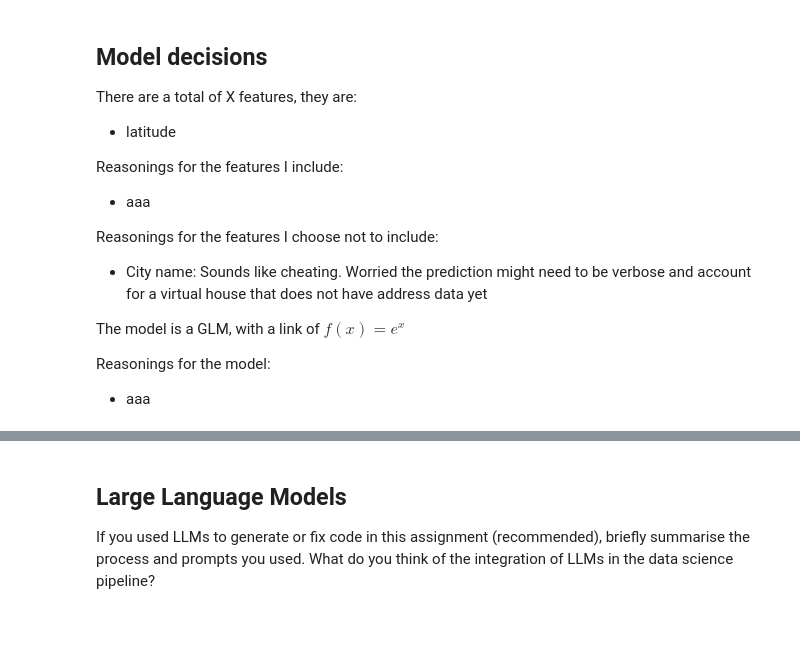
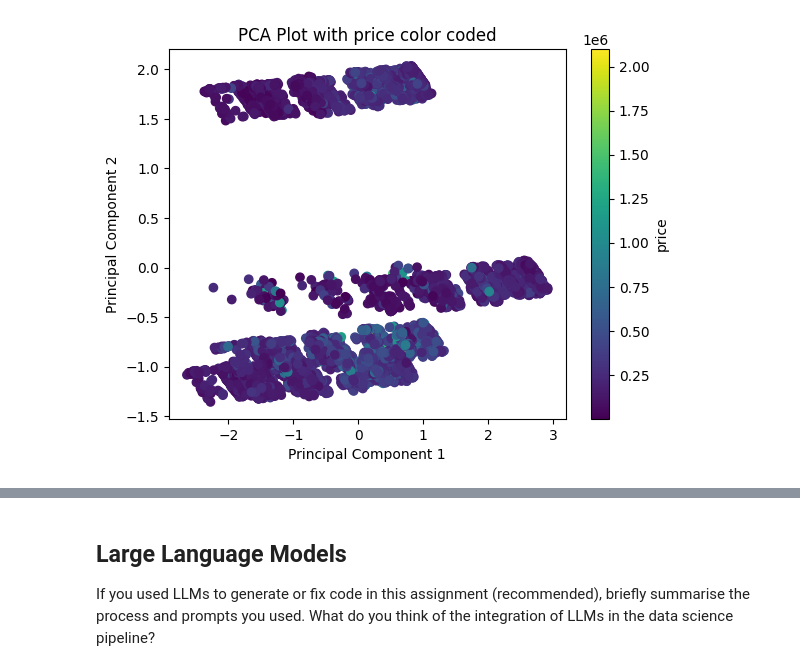
Before and after one commit to jeffrey-22/ads, a Jupyter notebook: notebooks/assessment_wip.ipynb, the cells around one changed output, grey strips where cells are left out. Cells and saved outputs as stored; diff of their text form; code cells hidden in the pictures; blank space fills up the shorter version.

```diff
--- a/notebooks/assessment_wip.ipynb
+++ b/notebooks/assessment_wip.ipynb
@@ -70,16 +64,4 @@ fynesse.assess.general_PCA_plot_with_one_column_colorcoded(encoded_price_data, '
-# %% [markdown]
-## Model decisions
-
-There are a total of X features, they are:
-- latitude
-
-Reasonings for the features I include:
-- aaa
-
-Reasonings for the features I choose not to include:
-- City name: Sounds like cheating. Worried the prediction might need to be verbose and account for a virtual house that does not have address data yet
-
-The model is a GLM, with a link of $f(x) = e^x$
-
-Reasonings for the model:
-- aaa
+# %%
+fynesse.assess.general_PCA_plot_with_one_column_colorcoded()
+# %% [output]
+[figure, added]
```
Also changed, not shown: parts of 10 cells of this notebook, 5 other files.
